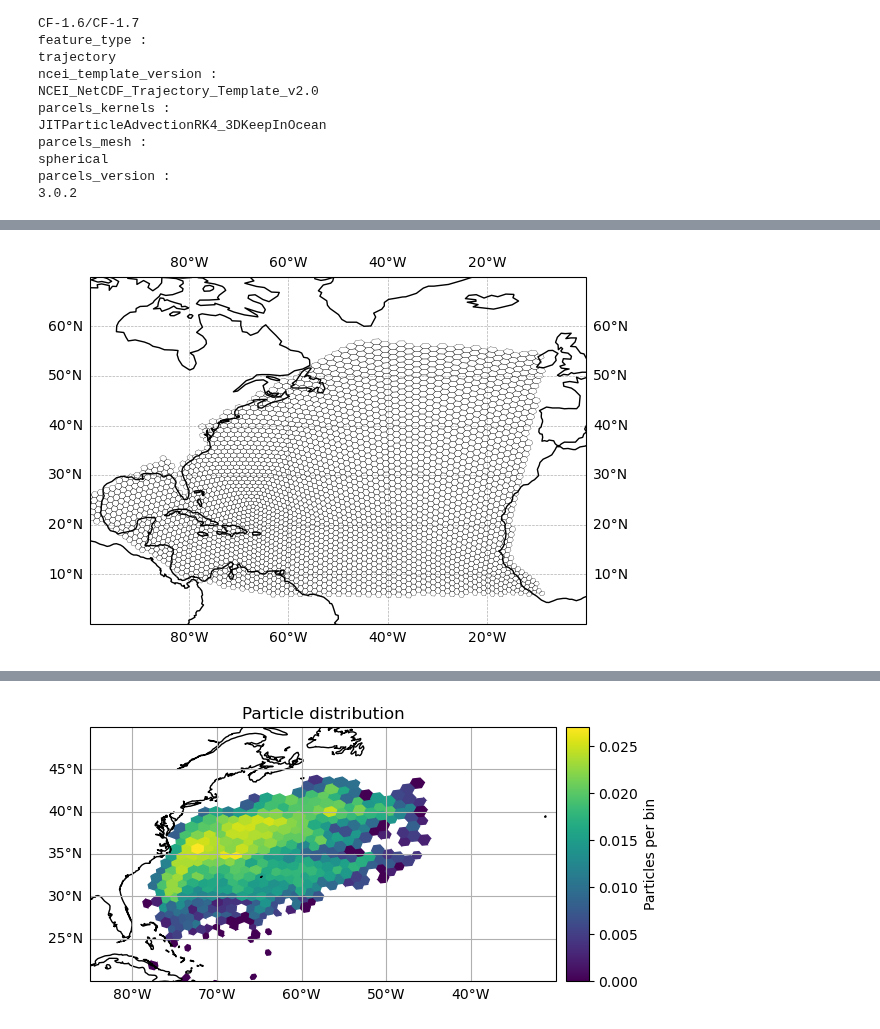
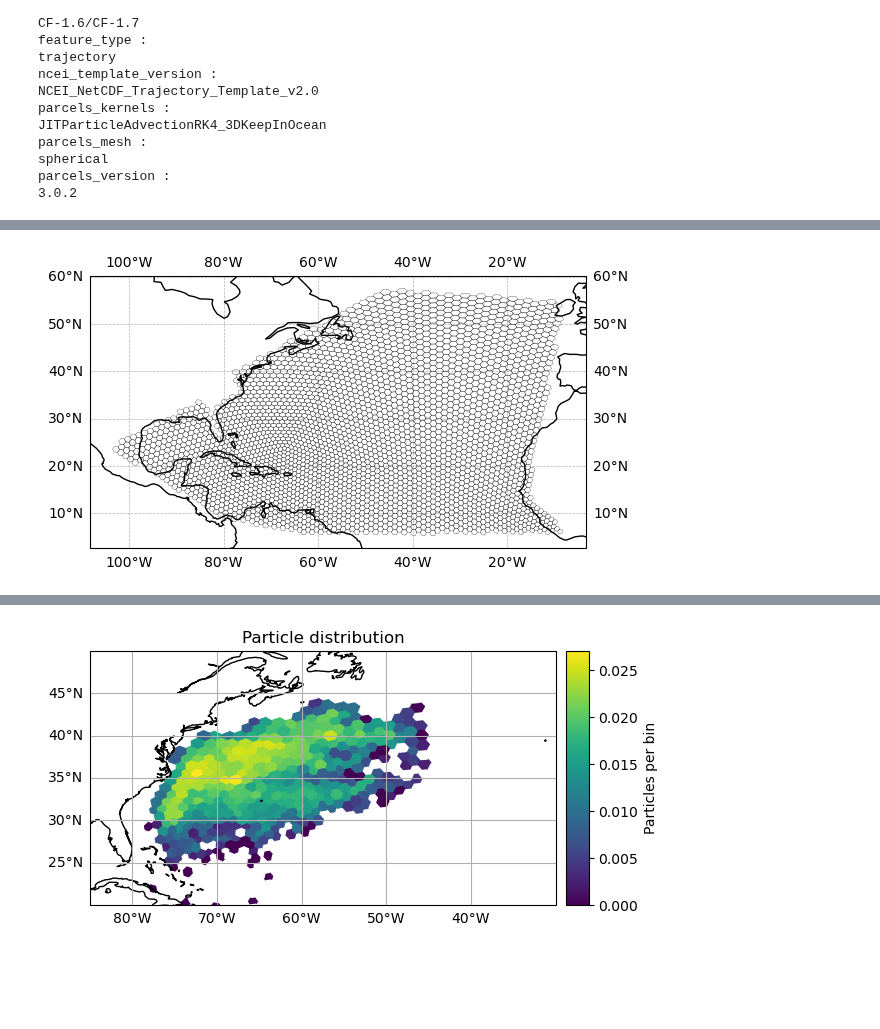
Before and after one commit to OceanParcels/NEMO_Ensemble_Lagrangian_Analysis, a Jupyter notebook: hexbin/01.hexbin_bining.ipynb, the cells around one changed output, grey strips where cells are left out. Saved outputs shown, nothing was run; the diff lists cells and outputs as text; code cells hidden in the pictures; blank space fills up the shorter version.

```diff
--- a/hexbin/01.hexbin_bining.ipynb
+++ b/hexbin/01.hexbin_bining.ipynb
@@ -623,13 +546,14 @@ NA_domain
 # %%
 # Plot NA_domain on a map
 fig = plt.figure()
 ax = plt.axes(projection=cart.crs.PlateCarree())
-ax.set_extent([-100, 0, 0, 70], crs=cart.crs.PlateCarree())
+# ax.set_extent([-100, 0, 0, 70], crs=cart.crs.PlateCarree())
 ax.coastlines()
 ax.gridlines(draw_labels=True, zorder=0, linestyle='--', linewidth=0.5)
 pcolorhex(ax, h3.polyfill(NA_domain, 3), colors='r', draw_edges=True, fill_polygons=False)
+# pcolorhex(ax, h3.polyfill(NA_domain, 4), colors='b', draw_edges=True, fill_polygons=False)
 # %% [output]
-[figure, old version]
+[figure, new version]
 # %%
 timeframe = 300
 plons = pset_23.lon[:, timeframe]
```
Also changed, not shown: parts of 5 cells of this notebook, 6 other files.
